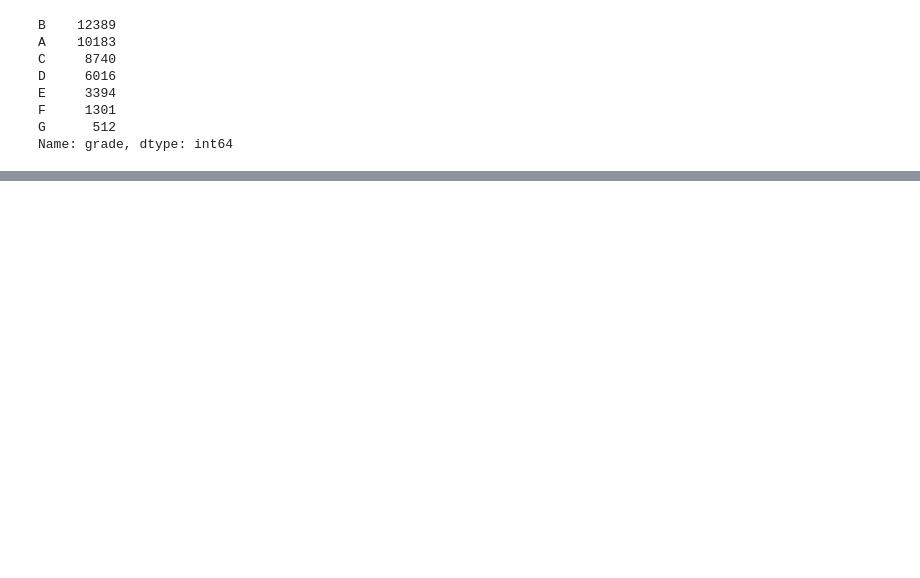
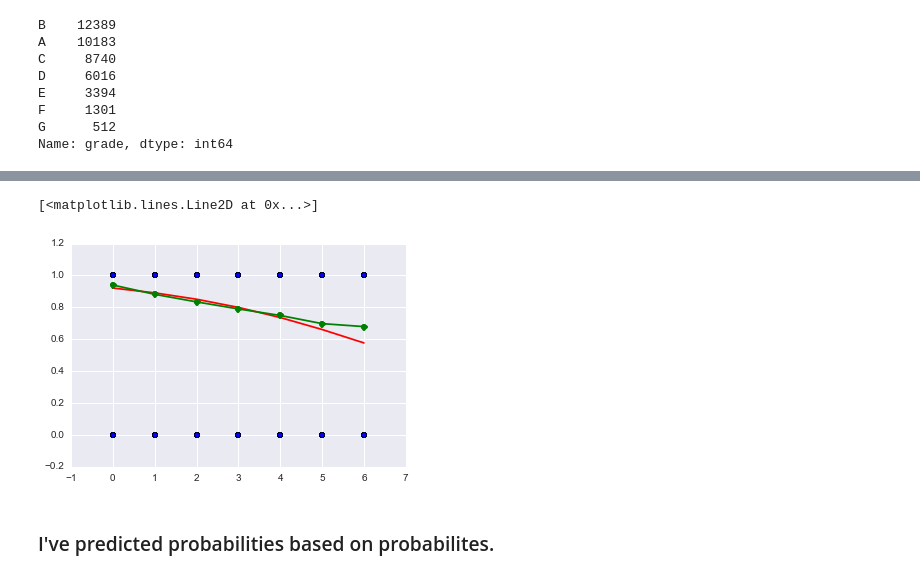
Before and after one commit to stephane47/gadat-project, a Jupyter notebook: project1.ipynb, the cells around one changed output, grey strips where cells are left out. Cells and saved outputs as stored; diff of their text form; code cells hidden in the pictures; blank space fills up the shorter version.

```diff
--- a/project1.ipynb
+++ b/project1.ipynb
@@ -109,0 +178,10 @@ Name: loan_status_num, dtype: float64
+# %%
+df2['loan_status_pred_prob']=logreg.predict_proba(X)[:,1]
+plt.scatter(df2.grade_num,df2.loan_status_num)
+plt.plot(df2.grade_num,df2.loan_status_pred_prob,color='red')
+plt.plot(probs,'go-')
+# %% [output]
+[<matplotlib.lines.Line2D at 0x...>]
+[figure, added]
+# %% [markdown]
+### I've predicted probabilities based on probabilites.
```
Also changed, not shown: parts of 15 cells of this notebook.
